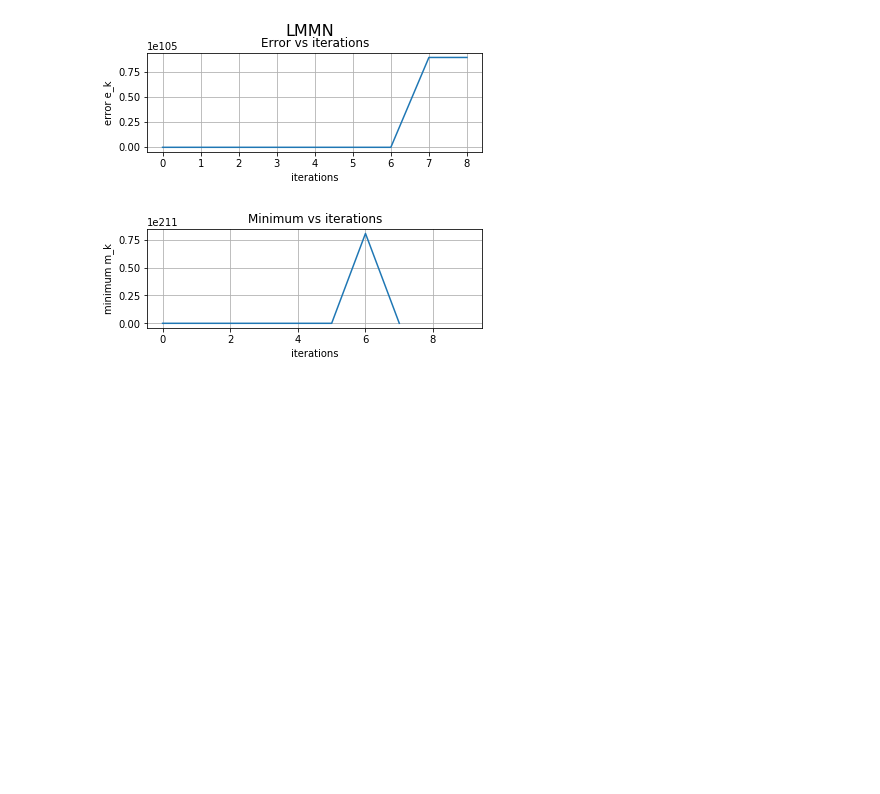
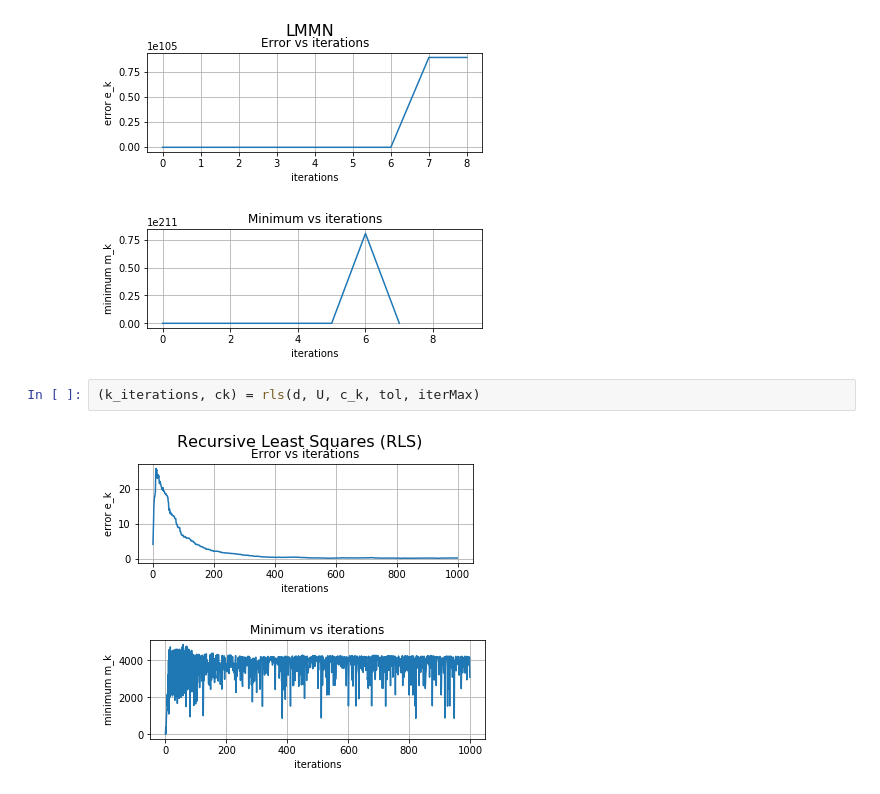
Before and after one commit to jckruz777/Adaptive_Processing, a Jupyter notebook: tarea2/Tarea_02.ipynb, the cells around one changed output. Saved outputs shown, nothing was run; the diff lists cells and outputs as text; blank space fills up the shorter version.

```diff
--- a/tarea2/Tarea_02.ipynb
+++ b/tarea2/Tarea_02.ipynb
@@ -491,3 +585,8 @@ c_k: (10, 1)
 # %% [output]
 [figure]
 [figure]
+# %%
+(k_iterations, ck) = rls(d, U, c_k, tol, iterMax)
+# %% [output]
+[figure, added]
+[figure, added]
```
Also changed, not shown: parts of 3 cells of this notebook.
